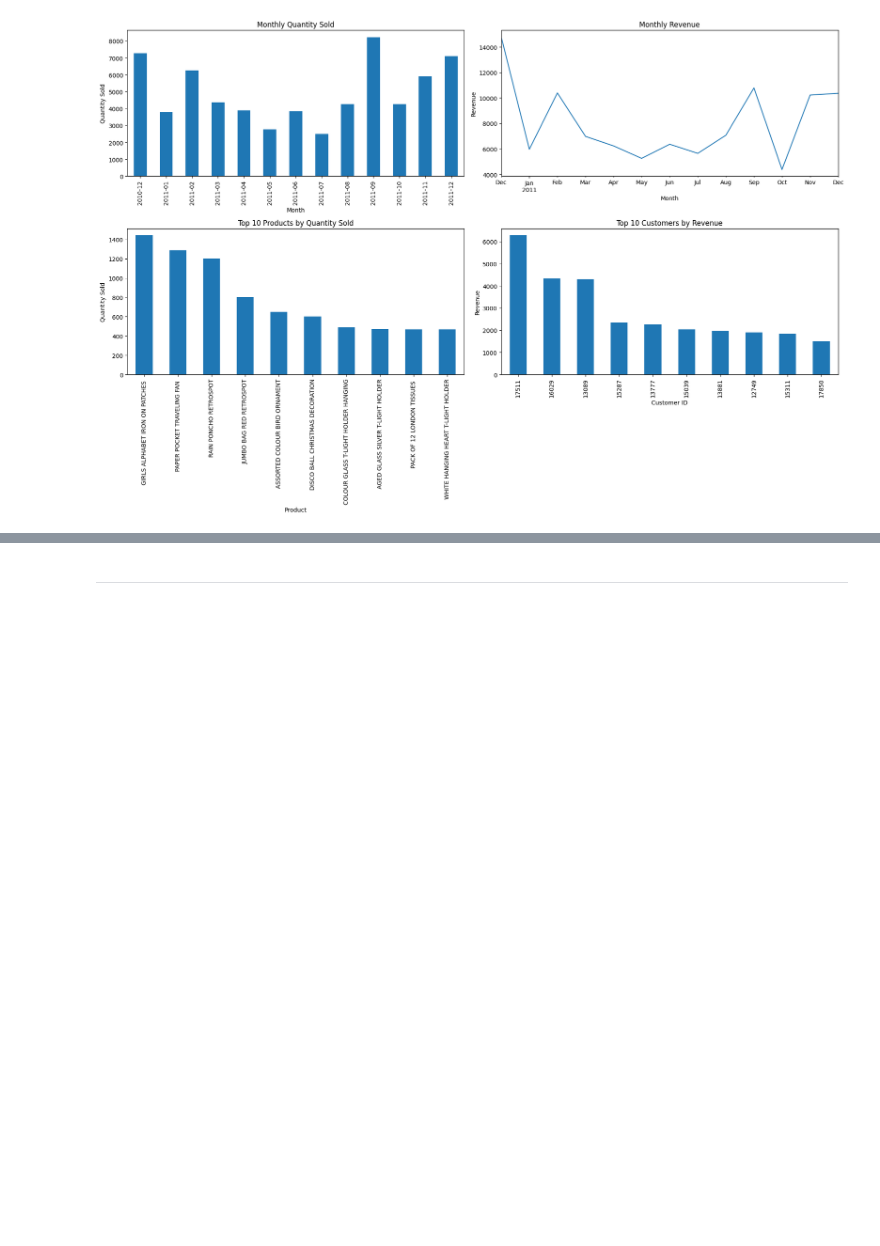
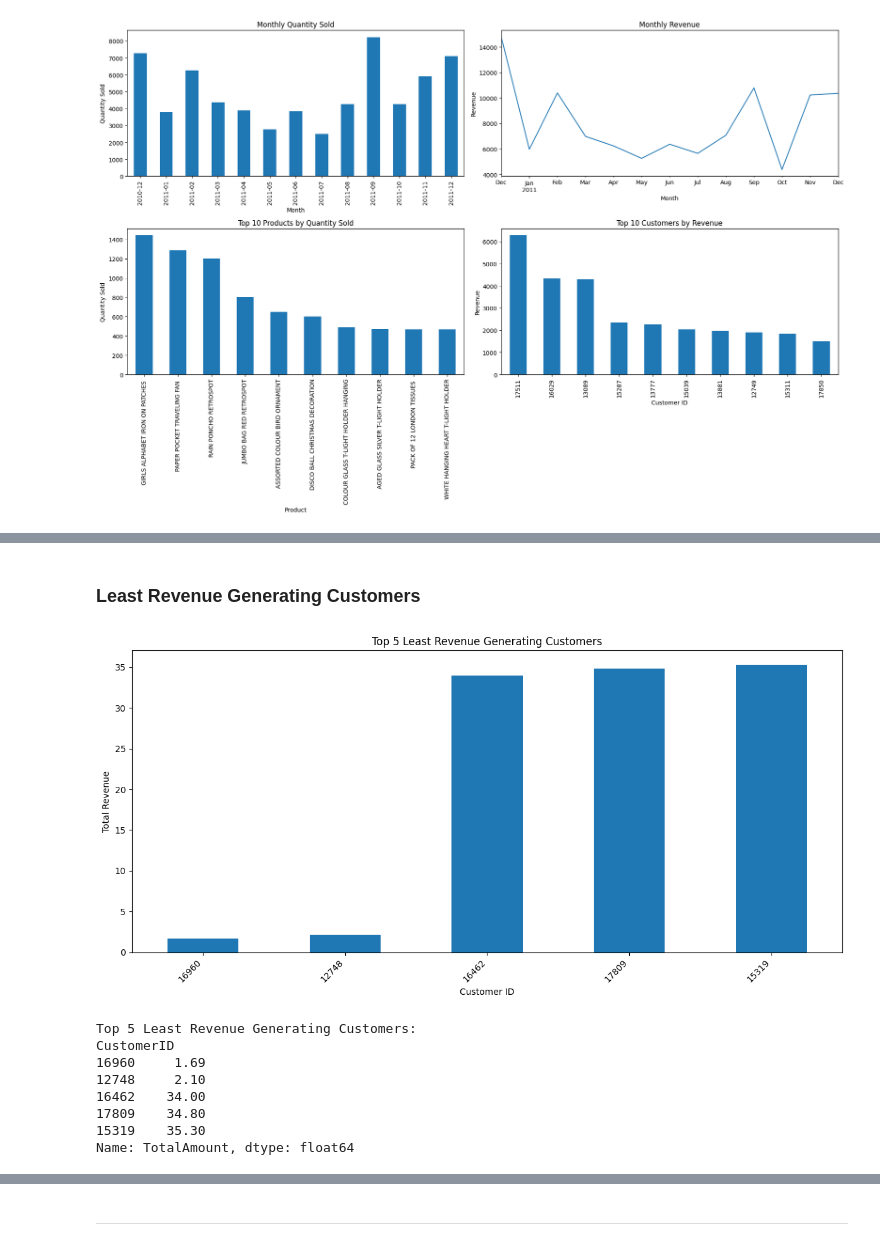
Before and after one commit to Tee-DataA/Online_Retail_Sales_Analysis, a Jupyter notebook: jupyter_notebooks/Notebook_Template.ipynb, the cells around one changed output, grey strips where cells are left out. Cells and saved outputs as stored; diff of their text form; code cells hidden in the pictures; blank space fills up the shorter version.

```diff
--- a/jupyter_notebooks/Notebook_Template.ipynb
+++ b/jupyter_notebooks/Notebook_Template.ipynb
@@ -781,0 +775,32 @@ test
+# %% [markdown]
+### Least Revenue Generating Customers
+# %%
+# Calculate TotalAmount if it doesn't exist
+if 'TotalAmount' not in df_truncated_cleaned.columns:
+    df_truncated_cleaned['TotalAmount'] = df_truncated_cleaned['Quantity'] * df_truncated_cleaned['UnitPrice']
+
+# Top 5 Least Revenue Generating Customers
+least_revenue_customers = df_truncated_cleaned.groupby('CustomerID')['TotalAmount'].sum().nsmallest(5)
+
+plt.figure(figsize=(12, 6))
+least_revenue_customers.plot(kind='bar')
+plt.title('Top 5 Least Revenue Generating Customers')
+plt.xlabel('Customer ID')
+plt.ylabel('Total Revenue')
+plt.xticks(rotation=45, ha='right')
+plt.tight_layout()
+plt.show()
+
+# Print the results
+print("Top 5 Least Revenue Generating Customers:")
+print(least_revenue_customers)
+# %% [output]
+[figure, added]
+Top 5 Least Revenue Generating Customers:
+CustomerID
+16960     1.69
+12748     2.10
+16462    34.00
+17809    34.80
+15319    35.30
+Name: TotalAmount, dtype: float64
```
Also changed, not shown: parts of 17 cells of this notebook.
